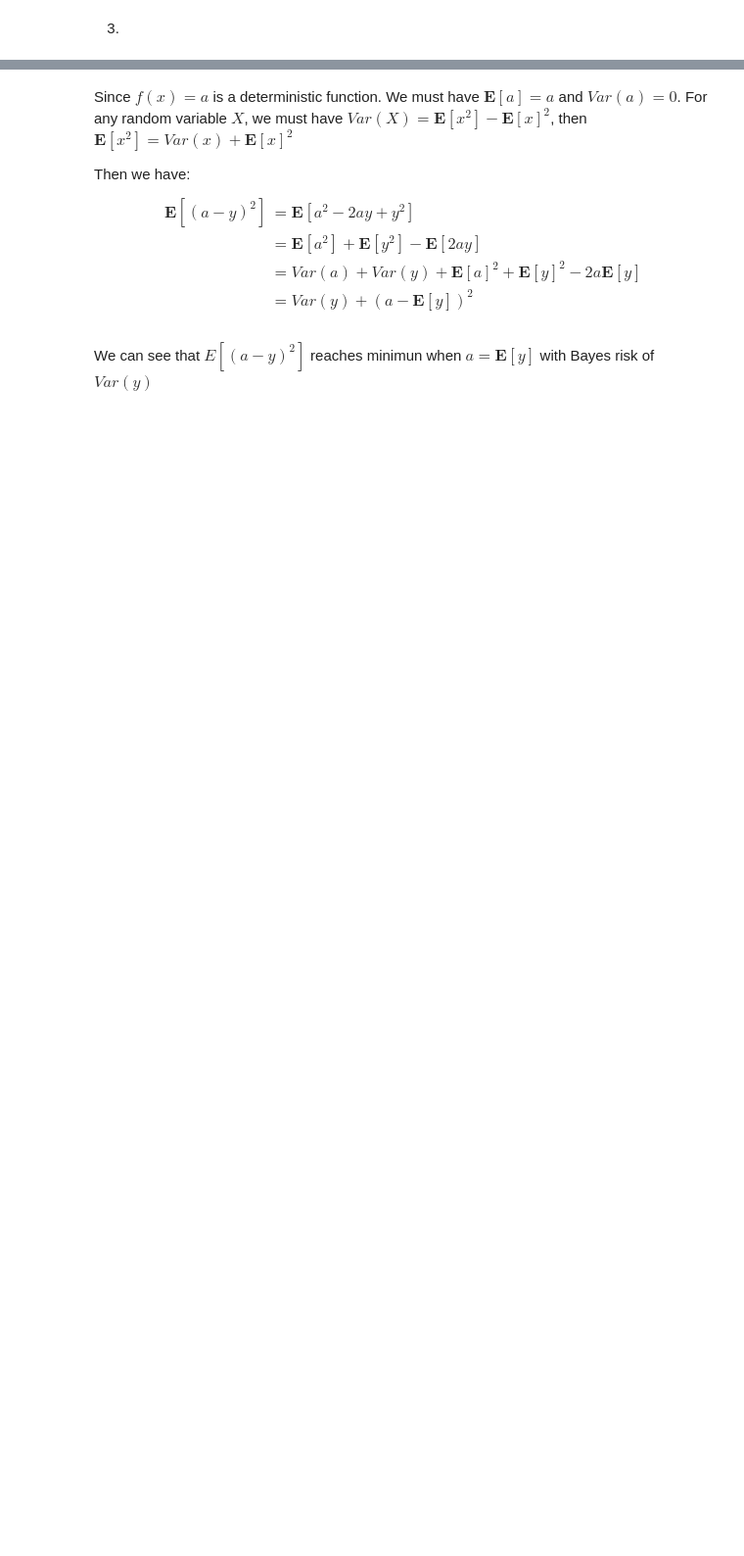
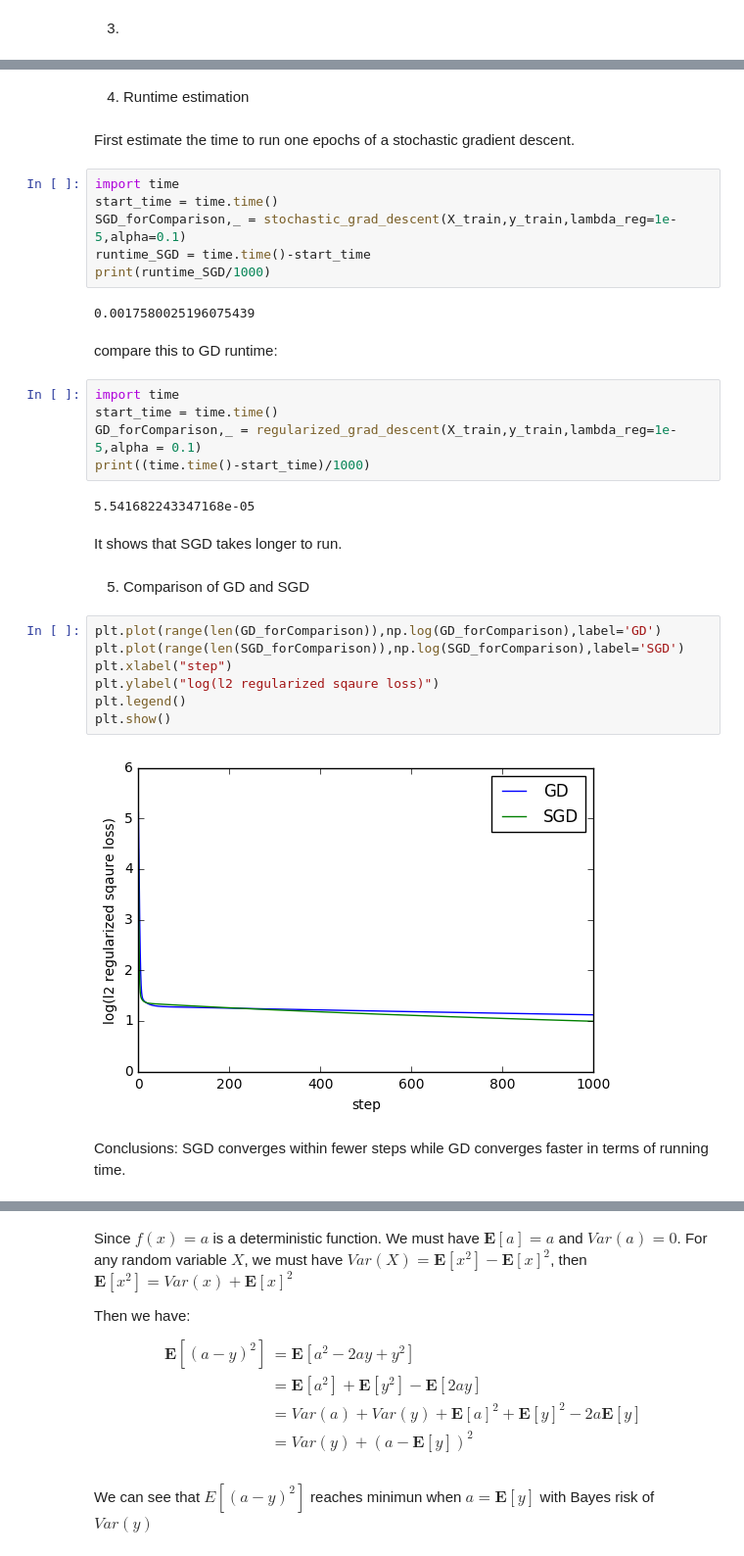
Before and after one commit to ZhuoruLin/DSGA1003_ML, a Jupyter notebook: HW1/Assignment1.ipynb, the cells around one changed output, grey strips where cells are left out. Shown at 98% size. Drawn from its saved outputs; the diff is of its cells as text; blank space fills up the shorter version.

```diff
--- a/HW1/Assignment1.ipynb
+++ b/HW1/Assignment1.ipynb
@@ -410,3 +419,39 @@ for step_size in [0.05,0.005]:
+# %% [markdown]
+4) Runtime estimation
+# %% [markdown]
+First estimate the time to run one epochs of a stochastic gradient descent.
+# %%
+import time
+start_time = time.time()
+SGD_forComparison,_ = stochastic_grad_descent(X_train,y_train,lambda_reg=1e-5,alpha=0.1)
+runtime_SGD = time.time()-start_time
+print(runtime_SGD/1000)
+# %% [output]
+0.0017580025196075439
+# %% [markdown]
+compare this to GD runtime:
+# %%
+import time
+start_time = time.time()
+GD_forComparison,_ = regularized_grad_descent(X_train,y_train,lambda_reg=1e-5,alpha = 0.1)
+print((time.time()-start_time)/1000)
+# %% [output]
+5.541682243347168e-05
+# %% [markdown]
+It shows that SGD takes longer to run.
+# %% [markdown]
+5) Comparison of GD and SGD
+# %%
+plt.plot(range(len(GD_forComparison)),np.log(GD_forComparison),label='GD')
+plt.plot(range(len(SGD_forComparison)),np.log(SGD_forComparison),label='SGD')
+plt.xlabel("step")
+plt.ylabel("log(l2 regularized sqaure loss)")
+plt.legend()
+plt.show()
+# %% [output]
+[figure, added]
+# %% [markdown]
+Conclusions: SGD converges within fewer steps while GD converges faster in terms of running time.
 # %% [markdown]
 ## Risk Estimation
 ### 3.1 Square Loss
```
Also changed, not shown: parts of 16 cells of this notebook, 17 other files.
